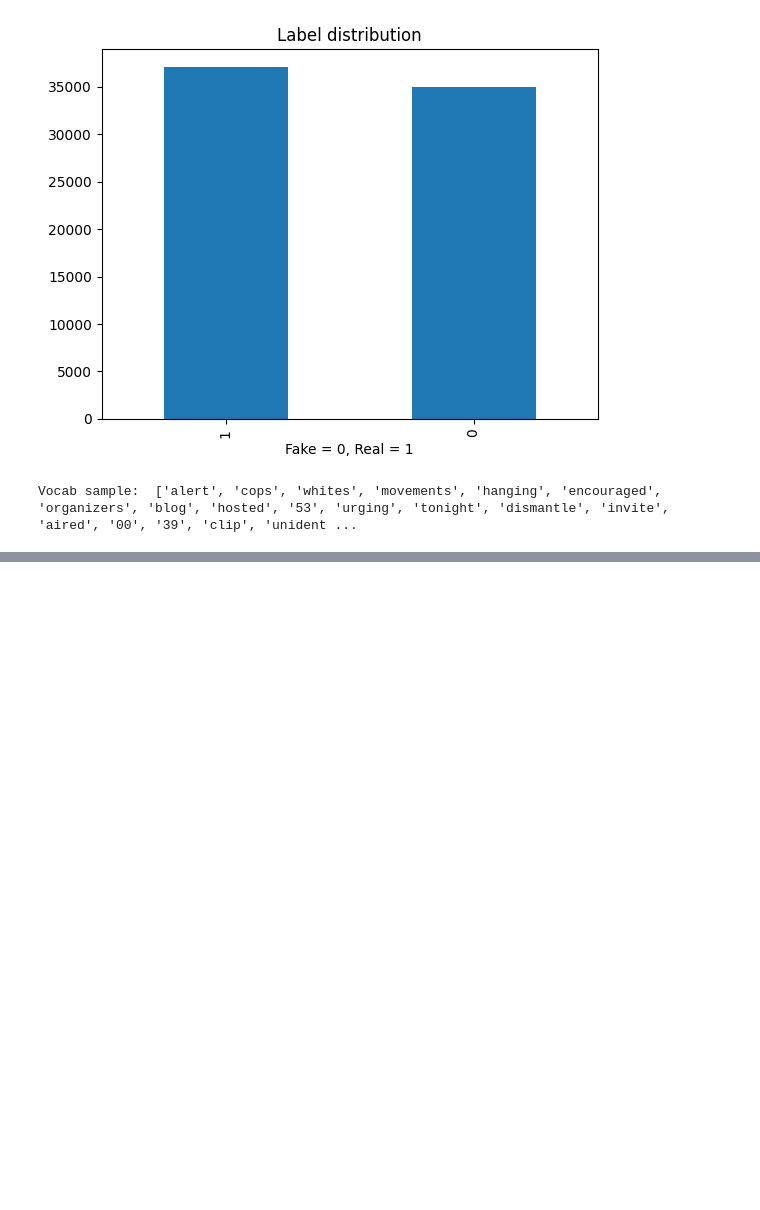
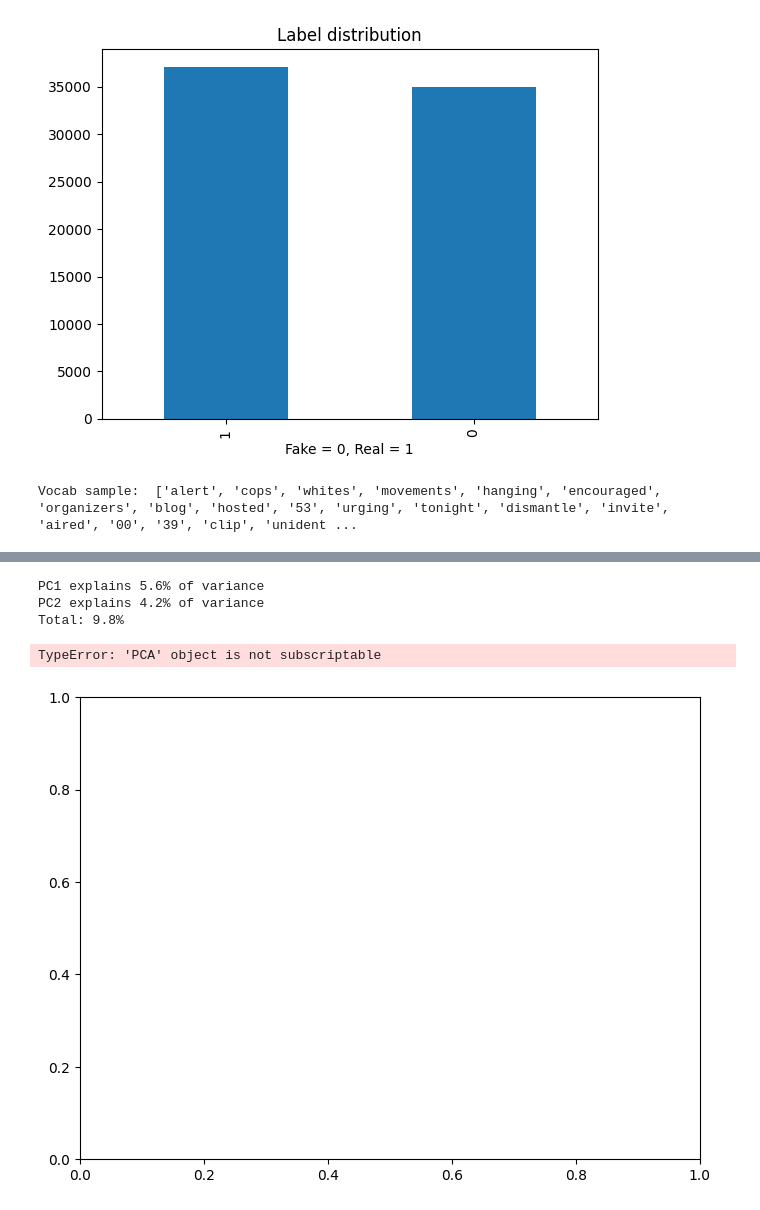
Before and after one commit to sheicksen/CISC483-EngageTactics, a Jupyter notebook: analysis.ipynb, the cells around one changed output, grey strips where cells are left out. Cells and saved outputs as stored; diff of their text form; code cells hidden in the pictures; blank space fills up the shorter version.

```diff
--- a/analysis.ipynb
+++ b/analysis.ipynb
@@ -306,0 +403,34 @@ Vocab sample:  ['alert', 'cops', 'whites', 'movements', 'hanging', 'encouraged',
+# %%
+from sklearn.preprocessing import StandardScaler
+scaler = StandardScaler()
+vectors_scaled = scaler.fit_transform(doc_vectors)
+
+pca = PCA(n_components=2)
+vectors_2d = pca.fit(vectors_scaled)
+explained = pca.explained_variance_ratio_
+print(f"PC1 explains {explained[0]*100:.1f}% of variance")
+print(f"PC2 explains {explained[1]*100:.1f}% of variance")
+print(f"Total: {sum(explained)*100:.1f}%")
+
+fig, ax = plt.subplots(figsize=(8, 6))
+colors = ["steelblue", "tomato"]
+class_names = ["YouTube", "News"]
+
+for class_id in [0, 1]:
+    mask = np.array(labeled_df['label']) == class_id
+    ax.scatter(vectors_2d[mask, 0], vectors_2d[mask, 1],
+               label=class_names[class_id], color=colors[class_id],
+               alpha=0.6, edgecolors="white", linewidths=0.4, s=60)
+
+ax.set_xlabel(f"PC1 ({explained[0]*100:.1f}%)")
+ax.set_ylabel(f"PC2 ({explained[1]*100:.1f}%)")
+ax.set_title("PCA of Document Embeddings by Class")
+ax.legend()
+plt.tight_layout()
+plt.show()
+# %% [output]
+PC1 explains 5.6% of variance
+PC2 explains 4.2% of variance
+Total: 9.8%
+TypeError: 'PCA' object is not subscriptable
+[figure, added]
```
Also changed, not shown: parts of 8 cells of this notebook.
